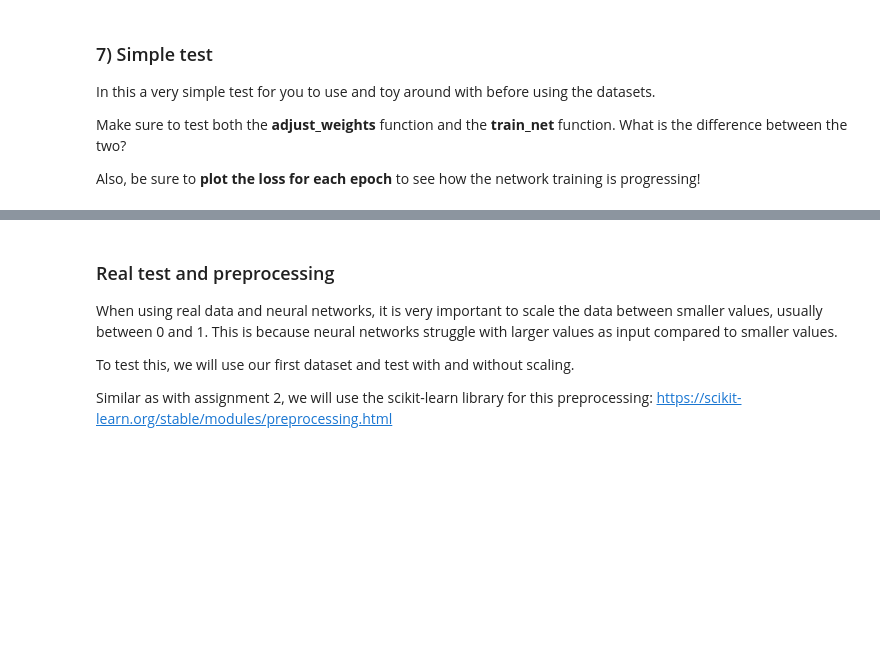
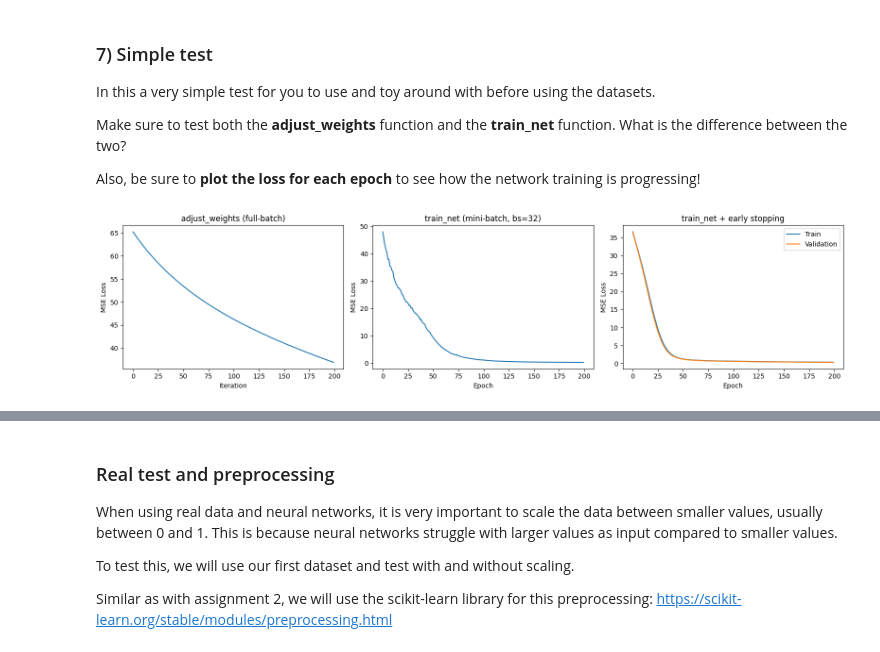
Before and after one commit to andrej-kutny/ml-neural-net, a Jupyter notebook: ML-Assignment 3 - Vladimir Giustacchini, Andrej Kutny.ipynb, the cells around one changed output, grey strips where cells are left out. Cells and saved outputs as stored; diff of their text form; code cells hidden in the pictures; blank space fills up the shorter version.

```diff
--- a/ML-Assignment 3 - Vladimir Giustacchini, Andrej Kutny.ipynb
+++ b/ML-Assignment 3 - Vladimir Giustacchini, Andrej Kutny.ipynb
@@ -98,10 +97,8 @@ def d_activate(activations, selected_function = "none", alpha = 1):
     if selected_function == "none":
         dy = np.ones_like(activations)
     elif selected_function == "relu":
-        # TODO: Implement the "ReLU" derivative
-        dy = np.array(activations > 0, dtype=int)
+        dy = np.where(activations > 0, 1.0, 0.0)
     elif selected_function == "isrlu" :
-        # TODO: Implement the derivative of the activation function you chose yourself.
-        dy = np.array(activations >= 0, dtype=int) + (1/(1 + alpha * activations ** 2)) ** 3 * np.array(activations < 0, dtype=int)
+        dy = np.where(activations >= 0, 1.0, (1.0 / (1.0 + alpha * activations ** 2)) ** 1.5)
     return dy
 # %%
@@ -198,10 +193,7 @@ BCE Loss
 The first "fundamental" function for neural networks is to be able to propagate the data forward through the neural network. We will implement this function here.
 # %%
 def propagate_forward(weights, activations, bias, activation_function="none", alpha=1):
-
-    # TODO: Add support for the use of bias
-
-    dot_product = np.dot(weights, activations) + bias
+    dot_product = np.dot(activations, weights) + bias
     new_activations = activate(dot_product, activation_function, alpha=alpha)
     return new_activations
 # %% [markdown]
@@ -366,27 +341,46 @@ Make sure to test both the **adjust_weights** function and the **train_net** fun
 
 Also, be sure to **plot the loss for each epoch** to see how the network training is progressing!
 # %%
-# TODO: You can change most things in this cell if you want to, we encurage it!
-
 n = 1000
 d = 4
 
 k = np.random.randint(0,10,(d,1))
 x = np.random.normal(0,1,(n,d))
 y = np.dot(x,k) + 0.1 + np.random.normal(0,0.01,(n,1))
 
+nn1 = NeuralNet(d, 1, [18, 12])
+loss_1 = [nn1.adjust_weights(x, y, learning_rate=0.0001) for _ in range(200)]
 
-nn = NeuralNet(d, 1, [18, 12])
+nn2 = NeuralNet(d, 1, [18, 12])
+loss_2 = nn2.train_net(x, y, batch_size=32, epochs=200, learning_rate=0.0001)
 
-loss_1 = [nn.adjust_weights(x, y) for _ in range(1000)]
+nn3 = NeuralNet(d, 1, [18, 12])
+loss_3_train, loss_3_val = nn3.train_net(x, y, batch_size=32, epochs=200, learning_rate=0.0001, use_validation_data=True, patience=15)
 
-loss_2 = train_net(...) # TODO: Use the train_net function to compare with the "adjust_weights" function.
+fig, axes = plt.subplots(1, 3, figsize=(16, 4))
 
-plt.plot(loss_1)
-plt.title("Loss 1")
+axes[0].plot(loss_1)
+axes[0].set_title("adjust_weights (full-batch)")
+axes[0].set_xlabel("Iteration")
+axes[0].set_ylabel("MSE Loss")
+
+axes[1].plot(loss_2)
+axes[1].set_title("train_net (mini-batch, bs=32)")
+axes[1].set_xlabel("Epoch")
+axes[1].set_ylabel("MSE Loss")
+
+axes[2].plot(loss_3_train, label="Train")
+axes[2].plot(loss_3_val, label="Validation")
+axes[2].set_title("train_net + early stopping")
+axes[2].set_xlabel("Epoch")
+axes[2].set_ylabel("MSE Loss")
+axes[2].legend()
+
+plt.tight_layout()
 plt.show()
 
-plt.plot(loss_2)
-plt.title("Loss 2")
-plt.show()
+print(f"adjust_weights final loss: {loss_1[-1]:.4f}")
+print(f"train_net final loss:      {loss_2[-1]:.4f}")
+print(f"train_net+val final loss:  {loss_3_train[-1]:.4f}  (stopped at epoch {len(loss_3_train)})")
 # %% [output]
+[figure, added]
```
Also changed, not shown: parts of 16 cells of this notebook.
